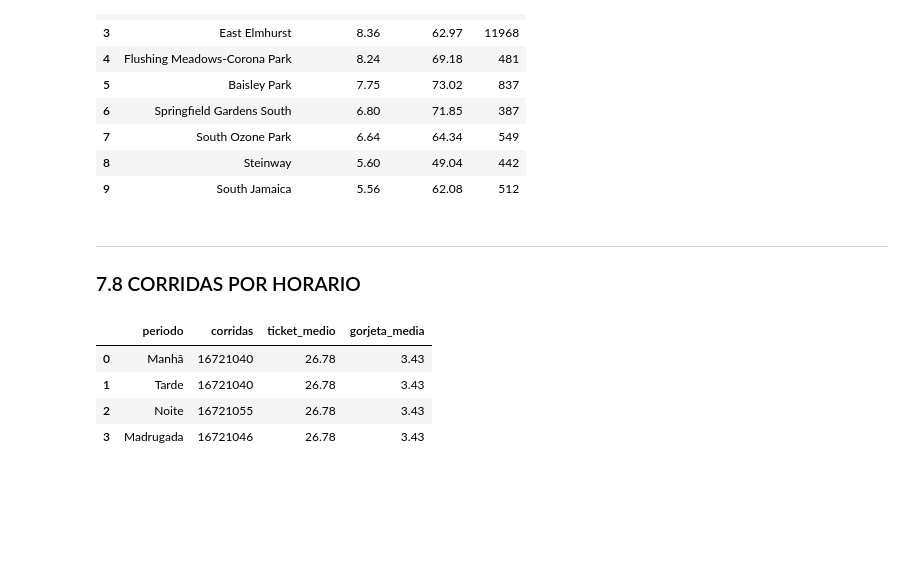
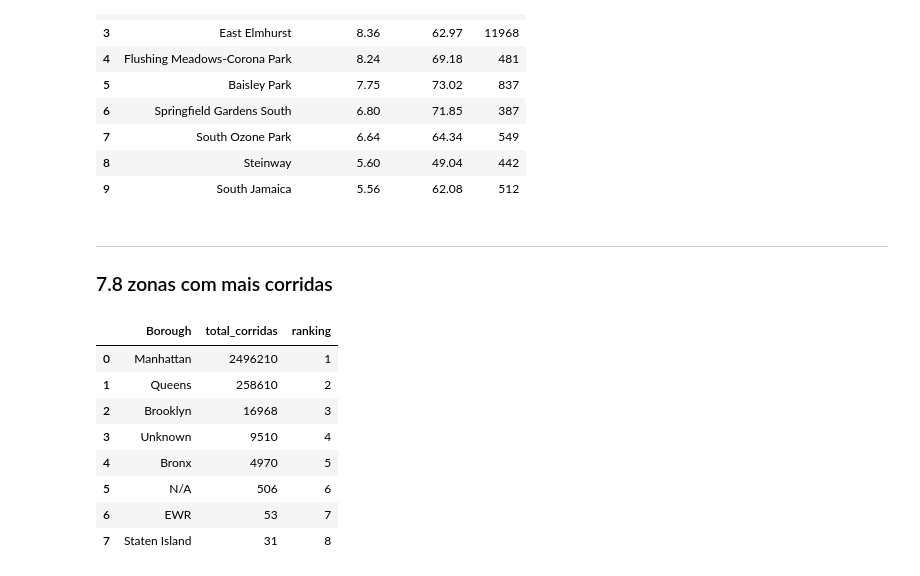
Before and after one commit to JohnnyFRL/led_taxi_elt, a Jupyter notebook: ipynb/elt_nyc_taxi.ipynb, the cells around one changed output. Drawn from its saved outputs; the diff is of its cells as text; code cells hidden in the pictures; blank space fills up the shorter version.

```diff
--- a/ipynb/elt_nyc_taxi.ipynb
+++ b/ipynb/elt_nyc_taxi.ipynb
@@ -967,27 +967,31 @@ LIMIT 10;
 | 9 | South Jamaica | 5.56 | 62.08 | 512 |
 # %% [markdown]
 ----
-### 7.8 CORRIDAS POR HORARIO
+### 7.8 zonas com mais corridas
 # %%
 con.execute("""
 SELECT
-    CASE
-        WHEN d.hora BETWEEN 0 AND 5 THEN 'Madrugada'
-        WHEN d.hora BETWEEN 6 AND 11 THEN 'Manhã'
-        WHEN d.hora BETWEEN 12 AND 17 THEN 'Tarde'
-        ELSE 'Noite'
-    END AS periodo,
-    COUNT(*) AS corridas,
-    ROUND(AVG(f.total_amount),2) AS ticket_medio,
-    ROUND(AVG(f.tip_amount),2) AS gorjeta_media
-FROM fato_corridas f
-JOIN dim_data d
-ON f.data = d.data
-GROUP BY periodo
+    Borough,
+    total_corridas,
+    RANK() OVER(ORDER BY total_corridas DESC) AS ranking
+FROM (
+    SELECT
+        l.Borough,
+        COUNT(*) AS total_corridas
+    FROM fato_corridas f
+    JOIN dim_localizacao l
+        ON f.PULocationID = l.LocationID
+    GROUP BY l.Borough
+)
+ORDER BY ranking;
 """).fetchdf()
 # %% [output]
-|  | periodo | corridas | ticket_medio | gorjeta_media |
-| 0 | Manhã | 16721040 | 26.78 | 3.43 |
-| 1 | Tarde | 16721040 | 26.78 | 3.43 |
-| 2 | Noite | 16721055 | 26.78 | 3.43 |
-| 3 | Madrugada | 16721046 | 26.78 | 3.43 |
+|  | Borough | total_corridas | ranking |
+| 0 | Manhattan | 2496210 | 1 |
+| 1 | Queens | 258610 | 2 |
+| 2 | Brooklyn | 16968 | 3 |
+| 3 | Unknown | 9510 | 4 |
+| 4 | Bronx | 4970 | 5 |
+| 5 | N/A | 506 | 6 |
+| 6 | EWR | 53 | 7 |
+| 7 | Staten Island | 31 | 8 |
```
